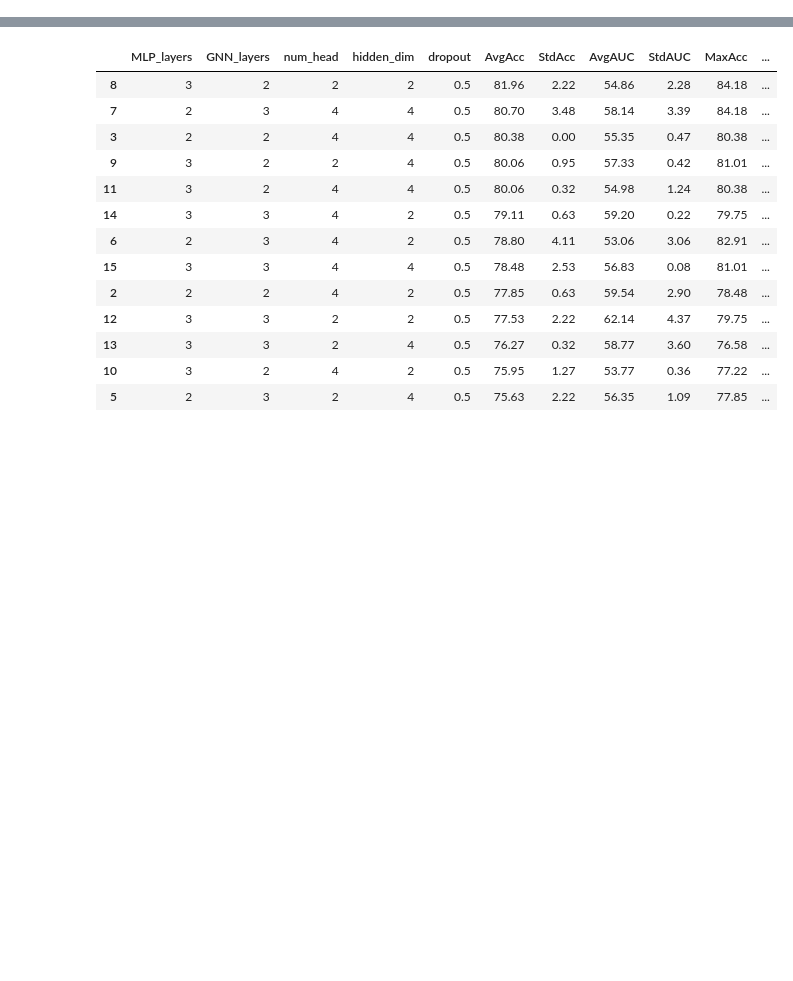
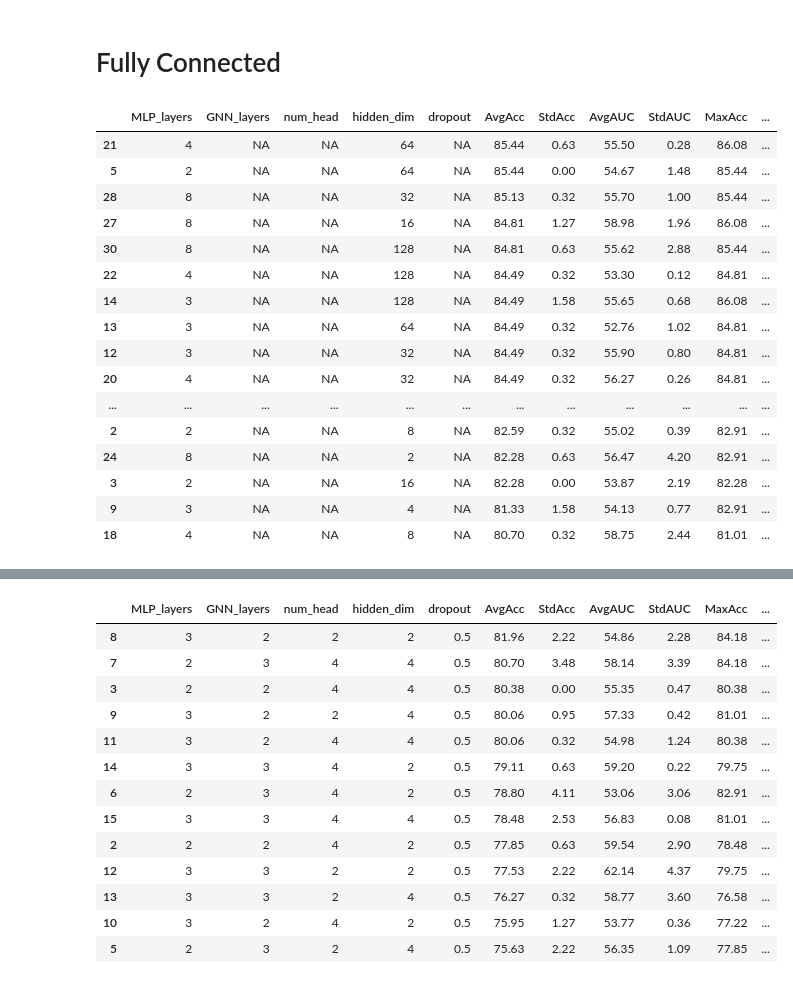
Before and after one commit to yanismiraoui/CNS-Research-YM, a Jupyter notebook: extract_results_tuning.ipynb, the cells around one changed output, grey strips where cells are left out. Cells and saved outputs as stored; diff of their text form; code cells hidden in the pictures; blank space fills up the shorter version.

```diff
--- a/extract_results_tuning.ipynb
+++ b/extract_results_tuning.ipynb
@@ -4,3 +4,49 @@ import numpy as np
 import matplotlib.pyplot as plt
 import pickle as pkl
 import re
+# %% [markdown]
+# Fully Connected
+# %%
+# Fully connected without masking
+with open('./modified_XGW-GAT/save_results_tuning_fc.pkl', 'rb') as f:
+    results = pkl.load(f)
+
+# Function to extract numbers from a string
+def extract_numbers(s):
+    return [float(n) for n in re.findall(r"[-+]?\d*\.\d+|\d+", s)]
+
+# Process the data
+formatted_data = []
+for key, values in results.items():
+    row = list(key)
+    for value in values:
+        numbers = extract_numbers(value)
+        row.extend(numbers)
+    formatted_data.append(row)
+
+# Creating DataFrame with appropriate column names
+columns = ['MLP_layers', 'GNN_layers', 'num_head', 'hidden_dim', 'dropout']
+additional_columns = ['AvgAcc', 'StdAcc', 'AvgAUC', 'StdAUC', 'MaxAcc', 'MaxAUC', 'TreatmentAcc', 'TreatmentAUC', 'ScannerAcc', 'ScannerAUC']
+columns.extend(additional_columns)
+df_gcn = pd.DataFrame(formatted_data, columns=columns)
+
+# Display the DataFrame
+df_gcn.sort_values(by='AvgAcc', ascending=False)
+# %% [output]
+|  | MLP_layers | GNN_layers | num_head | hidden_dim | dropout | AvgAcc | StdAcc | AvgAUC | StdAUC | MaxAcc | ... |
+| 21 | 4 | NA | NA | 64 | NA | 85.44 | 0.63 | 55.50 | 0.28 | 86.08 | ... |
+| 5 | 2 | NA | NA | 64 | NA | 85.44 | 0.00 | 54.67 | 1.48 | 85.44 | ... |
+| 28 | 8 | NA | NA | 32 | NA | 85.13 | 0.32 | 55.70 | 1.00 | 85.44 | ... |
+| 27 | 8 | NA | NA | 16 | NA | 84.81 | 1.27 | 58.98 | 1.96 | 86.08 | ... |
+| 30 | 8 | NA | NA | 128 | NA | 84.81 | 0.63 | 55.62 | 2.88 | 85.44 | ... |
+| 22 | 4 | NA | NA | 128 | NA | 84.49 | 0.32 | 53.30 | 0.12 | 84.81 | ... |
+| 14 | 3 | NA | NA | 128 | NA | 84.49 | 1.58 | 55.65 | 0.68 | 86.08 | ... |
+| 13 | 3 | NA | NA | 64 | NA | 84.49 | 0.32 | 52.76 | 1.02 | 84.81 | ... |
+| 12 | 3 | NA | NA | 32 | NA | 84.49 | 0.32 | 55.90 | 0.80 | 84.81 | ... |
+| 20 | 4 | NA | NA | 32 | NA | 84.49 | 0.32 | 56.27 | 0.26 | 84.81 | ... |
+| ... | ... | ... | ... | ... | ... | ... | ... | ... | ... | ... | ... |
+| 2 | 2 | NA | NA | 8 | NA | 82.59 | 0.32 | 55.02 | 0.39 | 82.91 | ... |
+| 24 | 8 | NA | NA | 2 | NA | 82.28 | 0.63 | 56.47 | 4.20 | 82.91 | ... |
+| 3 | 2 | NA | NA | 16 | NA | 82.28 | 0.00 | 53.87 | 2.19 | 82.28 | ... |
+| 9 | 3 | NA | NA | 4 | NA | 81.33 | 1.58 | 54.13 | 0.77 | 82.91 | ... |
+| 18 | 4 | NA | NA | 8 | NA | 80.70 | 0.32 | 58.75 | 2.44 | 81.01 | ... |
```
Also changed, not shown: parts of 7 cells of this notebook, 2 other files.
